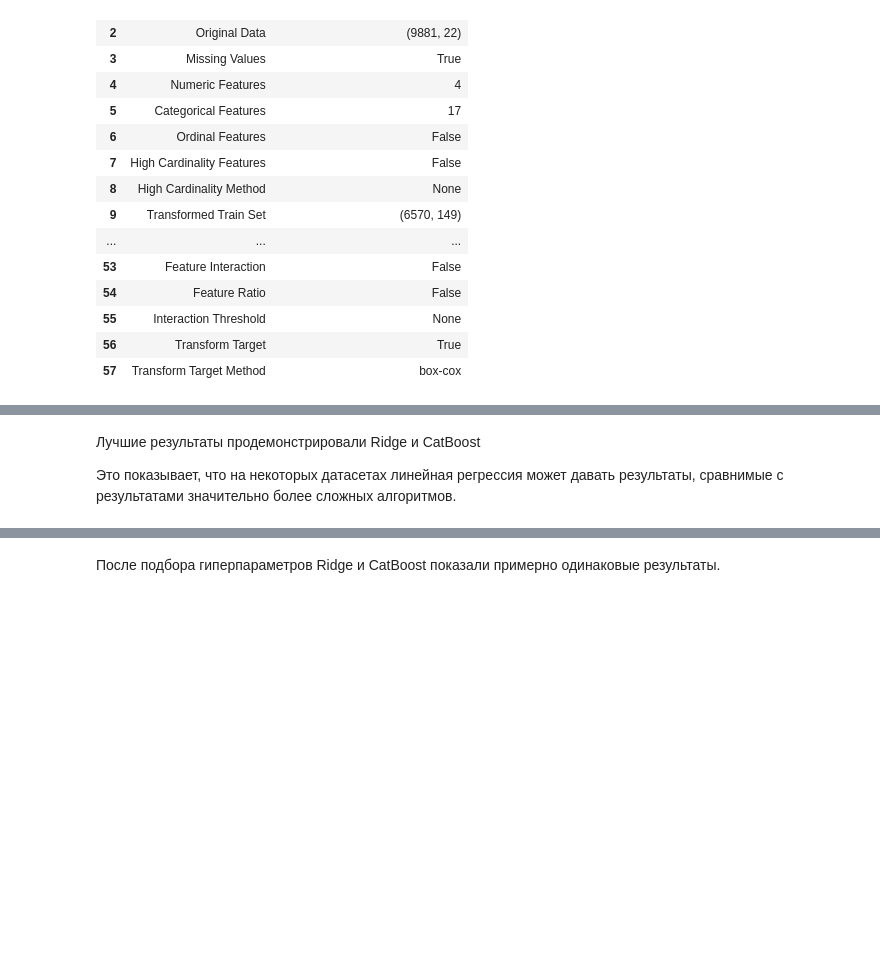
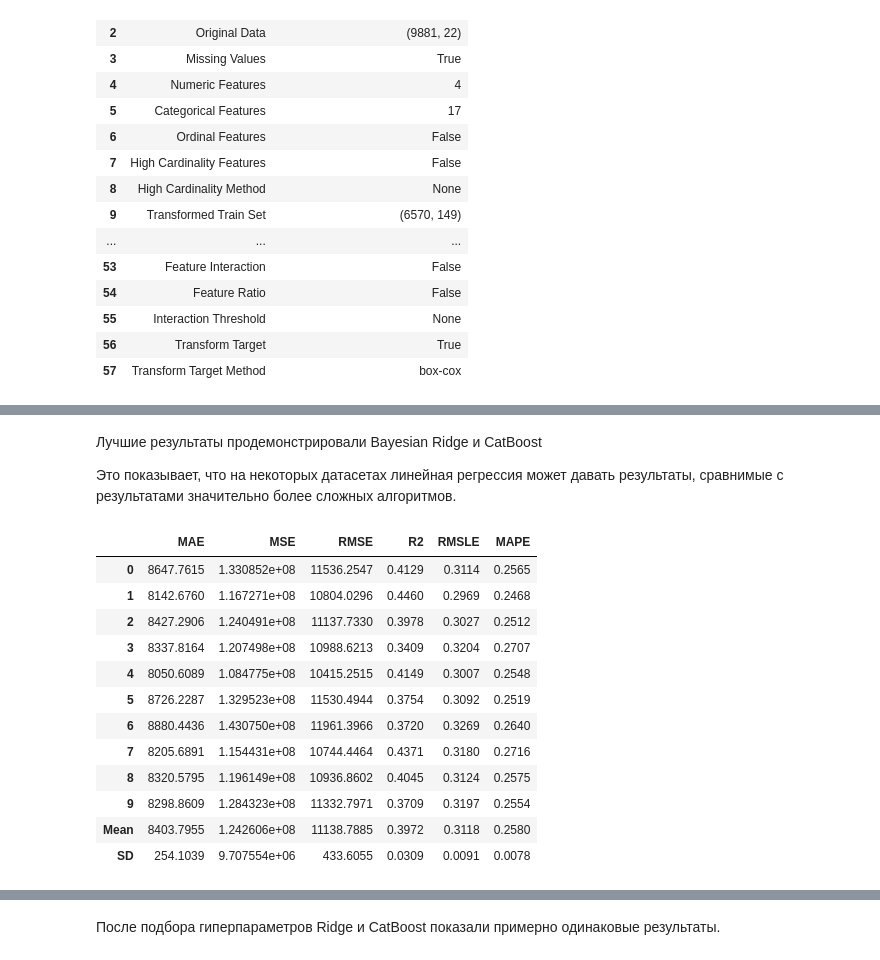
Before and after one commit to artemgur/akbars, a Jupyter notebook: akbars.ipynb, the cells around one changed output, grey strips where cells are left out. Saved outputs shown, nothing was run; the diff lists cells and outputs as text; code cells hidden in the pictures; blank space fills up the shorter version.

```diff
--- a/akbars.ipynb
+++ b/akbars.ipynb
@@ -784,8 +783,22 @@ IntProgress(value=0, description='Processing: ', max=104)
 # %% [markdown]
-Лучшие результаты продемонстрировали Ridge и CatBoost
+Лучшие результаты продемонстрировали Bayesian Ridge и CatBoost
 
 Это показывает, что на некоторых датасетах линейная регрессия может давать результаты, сравнимые с результатами значительно более сложных алгоритмов.
 # %%
-ridge = pcr.create_model('ridge')
+ridge = pcr.create_model('br')
+# %% [output]
+|  | MAE | MSE | RMSE | R2 | RMSLE | MAPE |
+| 0 | 8647.7615 | 1.330852e+08 | 11536.2547 | 0.4129 | 0.3114 | 0.2565 |
+| 1 | 8142.6760 | 1.167271e+08 | 10804.0296 | 0.4460 | 0.2969 | 0.2468 |
+| 2 | 8427.2906 | 1.240491e+08 | 11137.7330 | 0.3978 | 0.3027 | 0.2512 |
+| 3 | 8337.8164 | 1.207498e+08 | 10988.6213 | 0.3409 | 0.3204 | 0.2707 |
+| 4 | 8050.6089 | 1.084775e+08 | 10415.2515 | 0.4149 | 0.3007 | 0.2548 |
+| 5 | 8726.2287 | 1.329523e+08 | 11530.4944 | 0.3754 | 0.3092 | 0.2519 |
+| 6 | 8880.4436 | 1.430750e+08 | 11961.3966 | 0.3720 | 0.3269 | 0.2640 |
+| 7 | 8205.6891 | 1.154431e+08 | 10744.4464 | 0.4371 | 0.3180 | 0.2716 |
+| 8 | 8320.5795 | 1.196149e+08 | 10936.8602 | 0.4045 | 0.3124 | 0.2575 |
+| 9 | 8298.8609 | 1.284323e+08 | 11332.7971 | 0.3709 | 0.3197 | 0.2554 |
+| Mean | 8403.7955 | 1.242606e+08 | 11138.7885 | 0.3972 | 0.3118 | 0.2580 |
+| SD | 254.1039 | 9.707554e+06 | 433.6055 | 0.0309 | 0.0091 | 0.0078 |
 # %%
 tuned_ridge = pcr.tune_model(ridge, optimize = 'RMSE')
```
Also changed, not shown: parts of 11 cells of this notebook.
